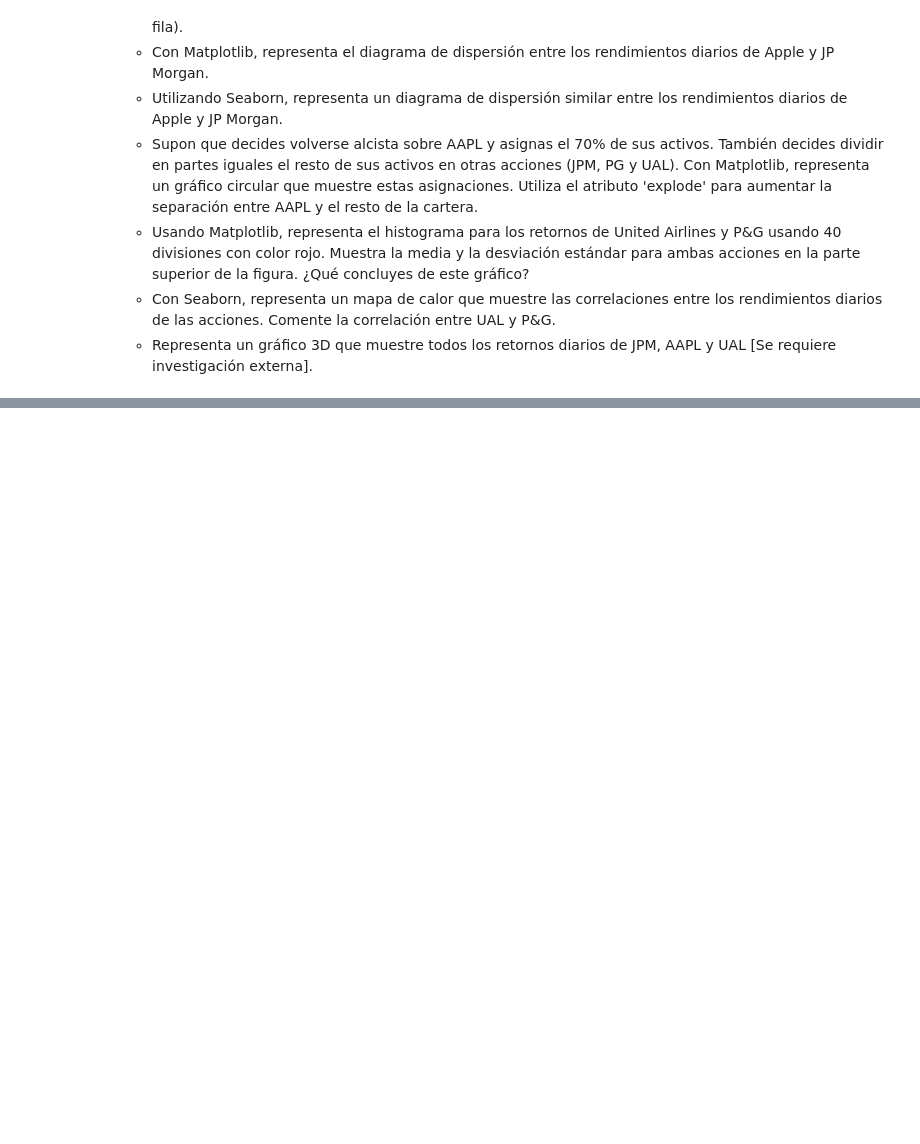
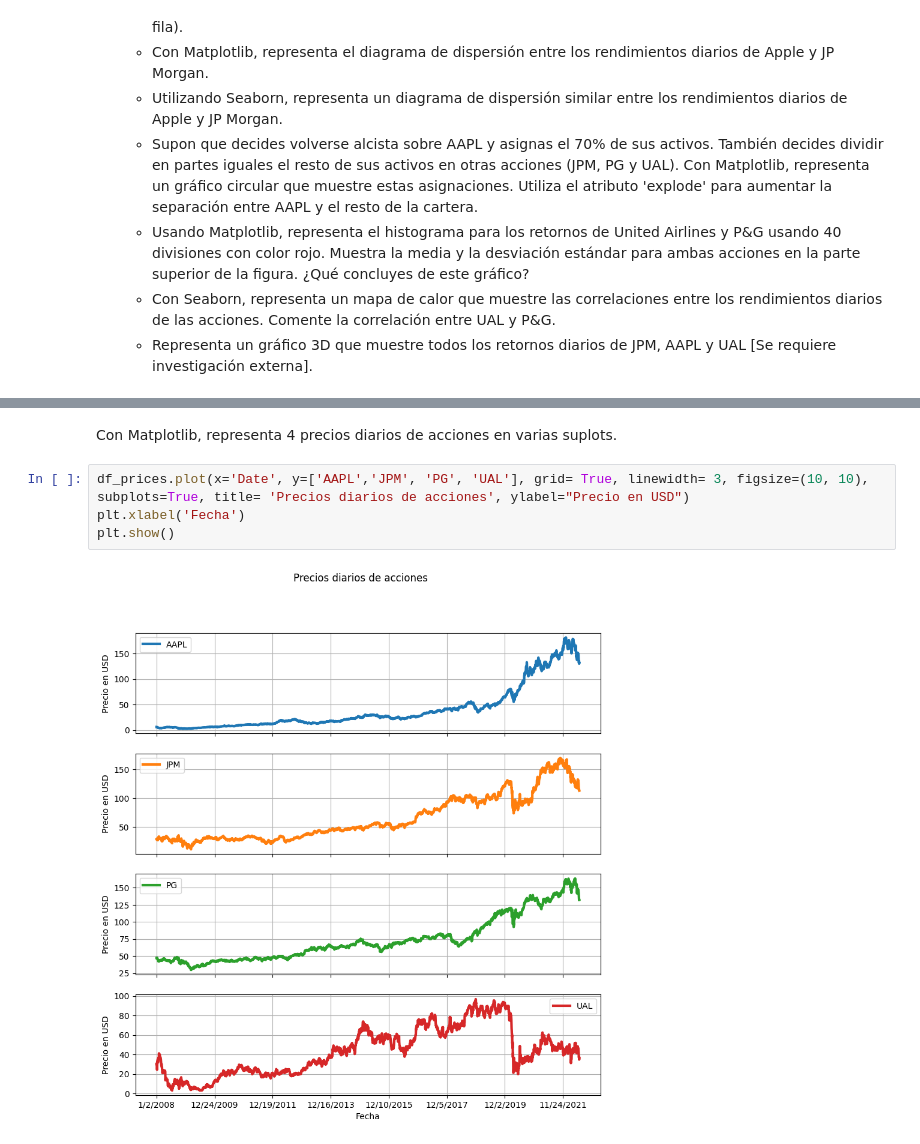
Before and after one commit to EmilioM1983/DataScience_IA, a Jupyter notebook: PROYECTO_FINAL_SECCION_3.ipynb, the cells around one changed output, grey strips where cells are left out. Cells and saved outputs as stored; diff of their text form; blank space fills up the shorter version.

```diff
--- a/PROYECTO_FINAL_SECCION_3.ipynb
+++ b/PROYECTO_FINAL_SECCION_3.ipynb
@@ -17,0 +103,8 @@
+# %% [markdown]
+Con Matplotlib, representa 4 precios diarios de acciones en varias suplots.
+# %%
+df_prices.plot(x='Date', y=['AAPL','JPM', 'PG', 'UAL'], grid= True, linewidth= 3, figsize=(10, 10), subplots=True, title= 'Precios diarios de acciones', ylabel="Precio en USD")
+plt.xlabel('Fecha')
+plt.show()
+# %% [output]
+[figure, added]
```
Also changed, not shown: parts of 24 cells of this notebook.
